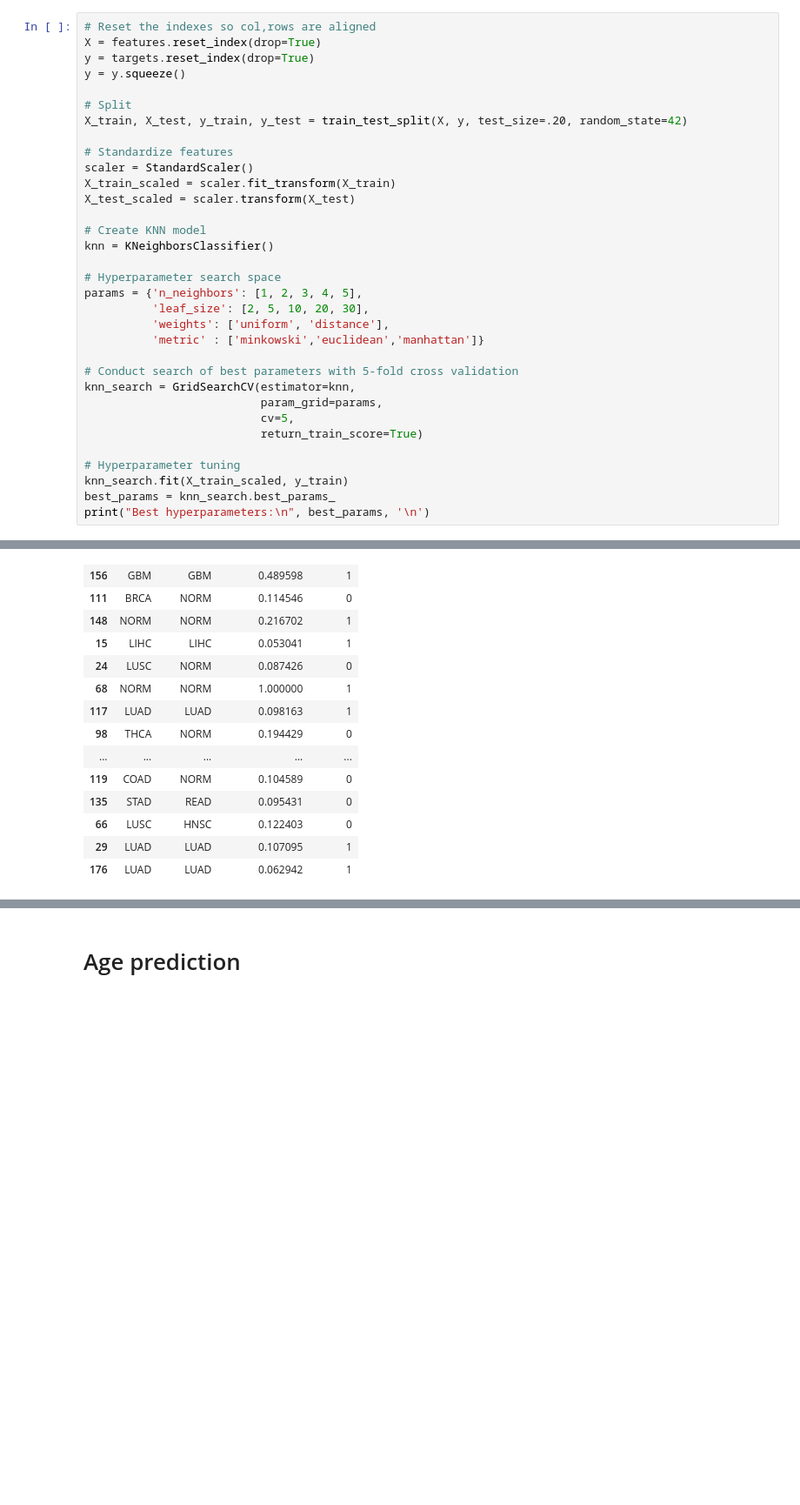
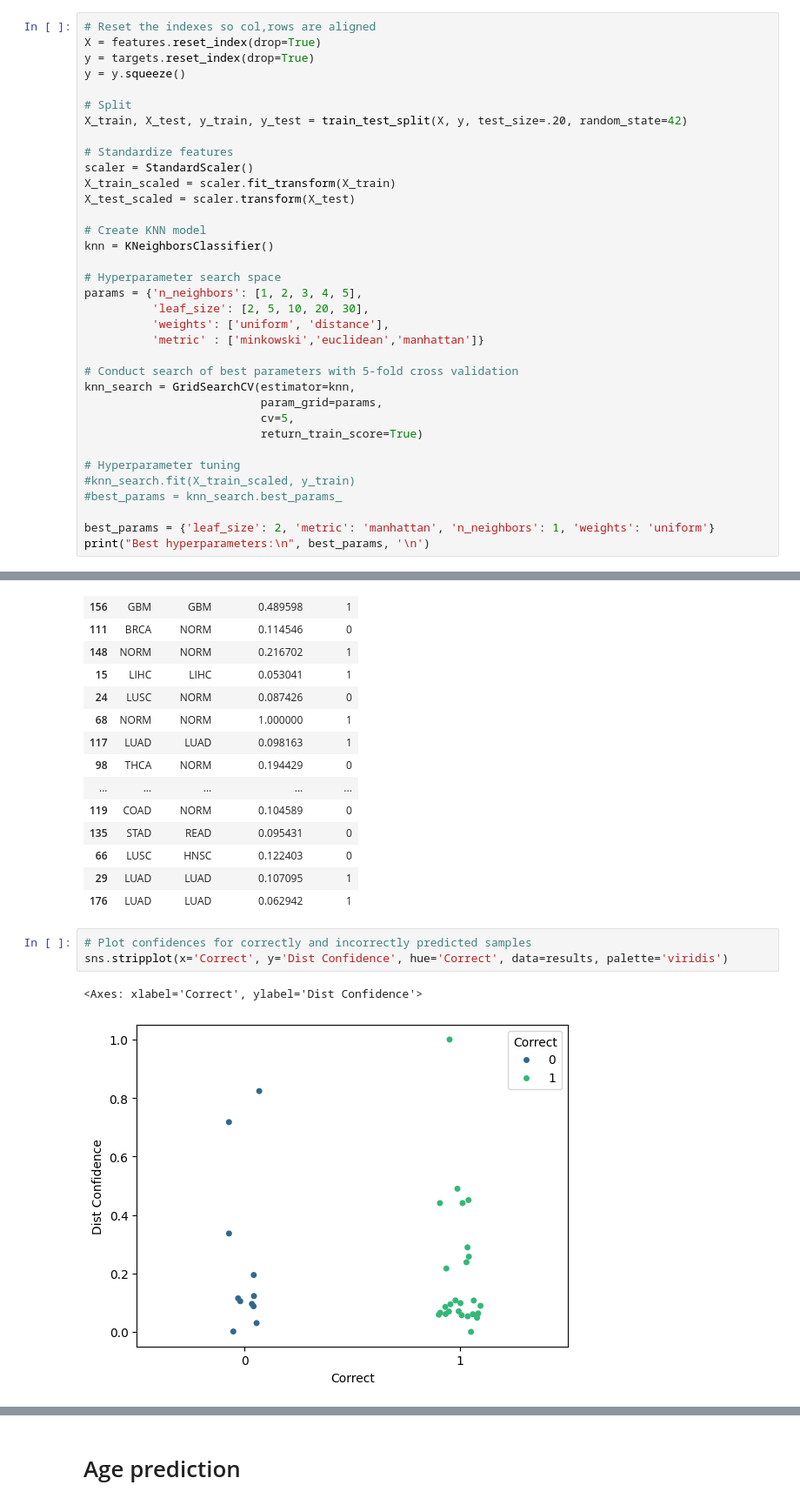
Before and after one commit to SohanAddagudi/cmu_hacks_cancer, a Jupyter notebook: HackCMU.ipynb, the cells around one changed output, grey strips where cells are left out. Shown at 87% size. Saved outputs shown, nothing was run; the diff lists cells and outputs as text; blank space fills up the shorter version.

```diff
--- a/HackCMU.ipynb
+++ b/HackCMU.ipynb
@@ -367,8 +413,10 @@ knn_search = GridSearchCV(estimator=knn,
                           return_train_score=True)
 
 # Hyperparameter tuning
-knn_search.fit(X_train_scaled, y_train)
-best_params = knn_search.best_params_
+#knn_search.fit(X_train_scaled, y_train)
+#best_params = knn_search.best_params_
+
+best_params = {'leaf_size': 2, 'metric': 'manhattan', 'n_neighbors': 1, 'weights': 'uniform'}
 print("Best hyperparameters:\n", best_params, '\n')
 # %% [output]
 Best hyperparameters:
@@ -450,3 +498,9 @@ results
 | 66 | LUSC | HNSC | 0.122403 | 0 |
 | 29 | LUAD | LUAD | 0.107095 | 1 |
 | 176 | LUAD | LUAD | 0.062942 | 1 |
+# %%
+# Plot confidences for correctly and incorrectly predicted samples
+sns.stripplot(x='Correct', y='Dist Confidence', hue='Correct', data=results, palette='viridis')
+# %% [output]
+<Axes: xlabel='Correct', ylabel='Dist Confidence'>
+[figure, added]
```
Also changed, not shown: parts of 10 cells of this notebook.
